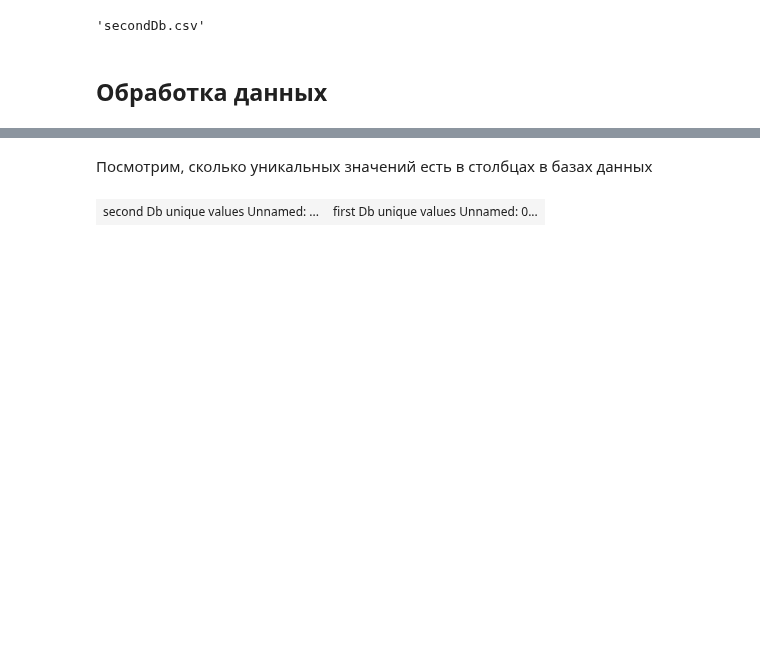
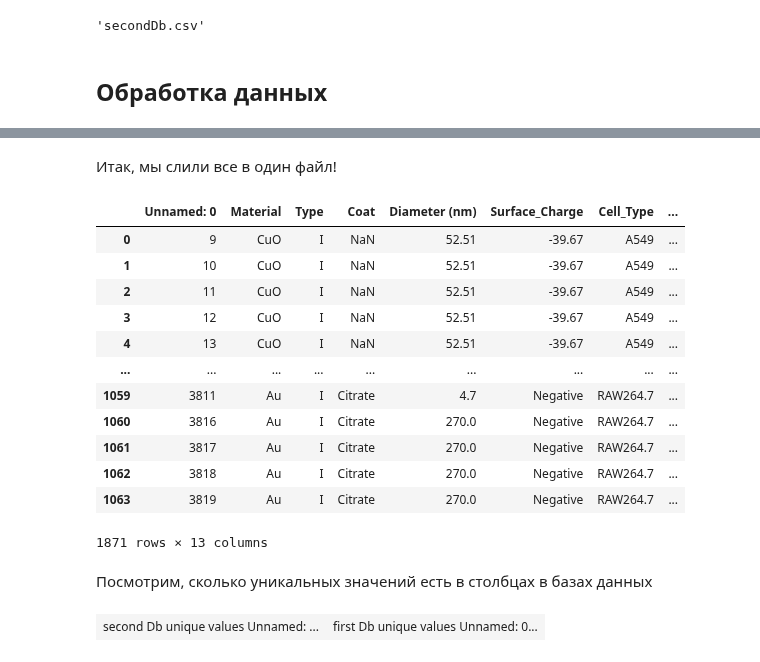
Before and after one commit to dobrotvorn/DataCon23, a Jupyter notebook: Mini_task1.ipynb, the cells around one changed output, grey strips where cells are left out. Cells and saved outputs as stored; diff of their text form; code cells hidden in the pictures; blank space fills up the shorter version.

```diff
--- a/Mini_task1.ipynb
+++ b/Mini_task1.ipynb
@@ -96,0 +111,23 @@ sdb.head(3)
+# %%
+fdb = fdb.rename(columns=
+                 {'Nanoparticle': 'Material',
+                'Zeta potential (mV)': 'Surface_Charge',
+                'Cells': 'Cell_Type',
+                'Cell line (L)/primary cells (P)': 'Cell Line_Primary Cell',
+                'Human(H)/Animal(A) cells': 'Human_Animal',
+                'Exposure time (h)': 'Time (hr)',
+                'Type: Organic (O)/inorganic (I)': 'Type',
+                'coat': 'Coat',
+                '% Cell viability': 'Cell_Viability (%)'}
+)
+hardcode_mol_mass = {'CuO' : 79.53, 'IronOxide' :215.49,'IronOide':215.49 ,'Au':196.96, 'Cu2O':143.07}
+hardcode_age = {'E' : 'Embryonic', 'A' : 'Adult', 'F': 'Fetus'}
+fdb['Concentration (ug/ml)']= fdb['Concentration μM' ].apply(lambda x: float(x) / 1000)
+fdb['Cell_Age'] = fdb['Cell age: embryonic (E), Adult (A)'].apply(lambda x: hardcode_age[x])
+
+# Exposure dose, concentration, dose
+# Cell_Age
+# doi, no, year
+fdb_new = fdb.drop(columns=['Concentration μM', 'Cell age: embryonic (E), Adult (A)'])
+sdb_new = sdb.drop(columns=['No','Year', 'DOI'], axis=1)
+fdb_new.head(2)
@@ -97,3 +144,22 @@ sdb.head(3)
+# %% [markdown]
+Итак, мы слили все в один файл!
+# %%
+df = pd.concat([fdb_new, sdb_new], axis=0)
+df
+# %% [output]
+|  | Unnamed: 0 | Material | Type | Coat | Diameter (nm) | Surface_Charge | Cell_Type | ... |
+| 0 | 9 | CuO | I | NaN | 52.51 | -39.67 | A549 | ... |
+| 1 | 10 | CuO | I | NaN | 52.51 | -39.67 | A549 | ... |
+| 2 | 11 | CuO | I | NaN | 52.51 | -39.67 | A549 | ... |
+| 3 | 12 | CuO | I | NaN | 52.51 | -39.67 | A549 | ... |
+| 4 | 13 | CuO | I | NaN | 52.51 | -39.67 | A549 | ... |
+| ... | ... | ... | ... | ... | ... | ... | ... | ... |
+| 1059 | 3811 | Au | I | Citrate | 4.7 | Negative | RAW264.7 | ... |
+| 1060 | 3816 | Au | I | Citrate | 270.0 | Negative | RAW264.7 | ... |
+| 1061 | 3817 | Au | I | Citrate | 270.0 | Negative | RAW264.7 | ... |
+| 1062 | 3818 | Au | I | Citrate | 270.0 | Negative | RAW264.7 | ... |
+| 1063 | 3819 | Au | I | Citrate | 270.0 | Negative | RAW264.7 | ... |
+1871 rows × 13 columns
 # %%
 # проверяем, какие стобцы нужны, как они называются
 # проверяем на совместимость единиц измерения
```
Also changed, not shown: parts of 10 cells of this notebook.
